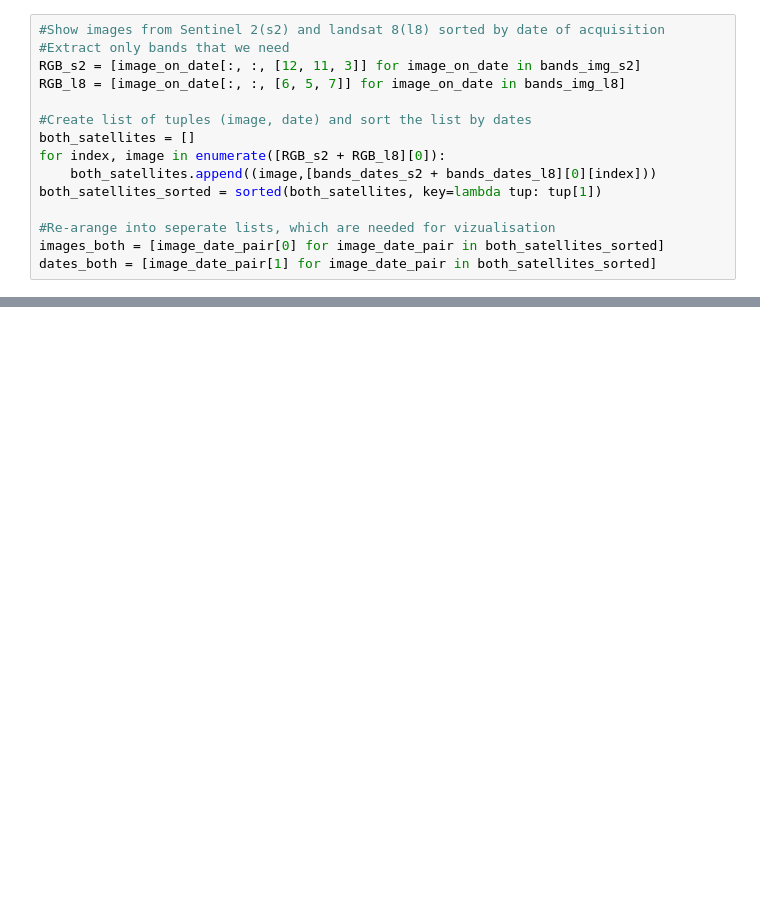
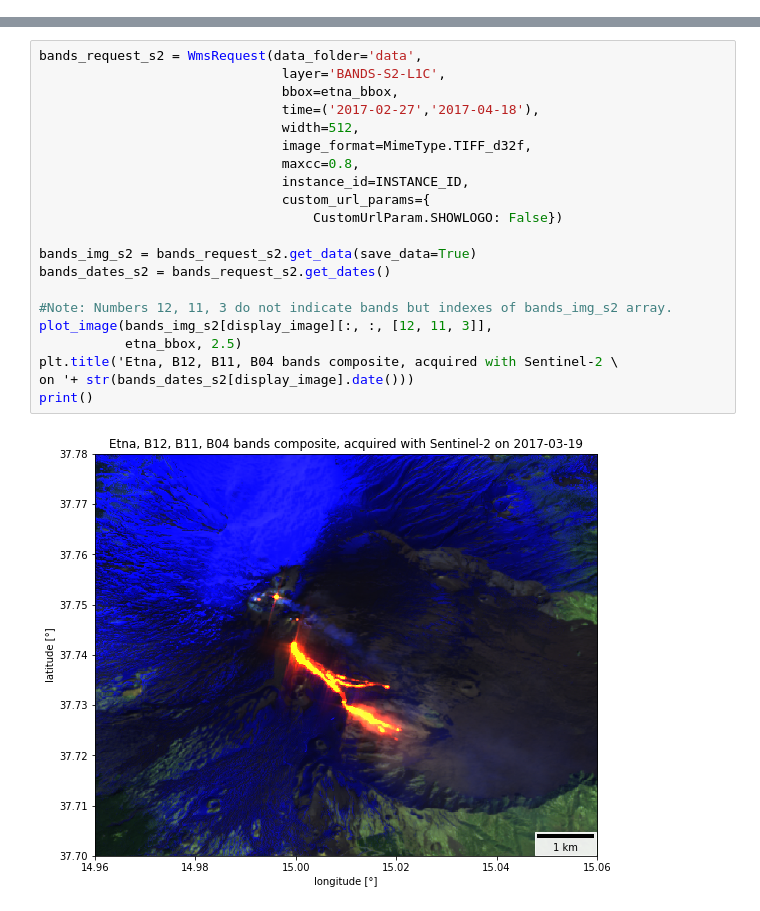
Before and after one commit to sentinel-hub/education, a Jupyter notebook: volcanoes/Volcano from Space.ipynb, the cells around one changed output, grey strips where cells are left out. Drawn from its saved outputs; the diff is of its cells as text; blank space fills up the shorter version.

```diff
--- a/volcanoes/Volcano from Space.ipynb
+++ b/volcanoes/Volcano from Space.ipynb
@@ -298,15 +0,0 @@ We gathered some information from Sentinel 2 images and some from Landsat 8. Let
-# %%
-#Show images from Sentinel 2(s2) and landsat 8(l8) sorted by date of acquisition
-#Extract only bands that we need
-RGB_s2 = [image_on_date[:, :, [12, 11, 3]] for image_on_date in bands_img_s2]
-RGB_l8 = [image_on_date[:, :, [6, 5, 7]] for image_on_date in bands_img_l8]
-
-#Create list of tuples (image, date) and sort the list by dates
-both_satellites = []
-for index, image in enumerate([RGB_s2 + RGB_l8][0]):
-    both_satellites.append((image,[bands_dates_s2 + bands_dates_l8][0][index]))
-both_satellites_sorted = sorted(both_satellites, key=lambda tup: tup[1])
-
-#Re-arange into seperate lists, which are needed for vizualisation
-images_both = [image_date_pair[0] for image_date_pair in both_satellites_sorted]
-dates_both = [image_date_pair[1] for image_date_pair in both_satellites_sorted]
@@ -381,0 +390,23 @@ Did you found this exercise interesting? Why do not you try to find a satellite
+# %%
+bands_request_s2 = WmsRequest(data_folder='data',
+                               layer='BANDS-S2-L1C',
+                               bbox=etna_bbox,
+                               time=('2017-02-27','2017-04-18'),
+                               width=512,
+                               image_format=MimeType.TIFF_d32f,
+                               maxcc=0.8,
+                               instance_id=INSTANCE_ID,
+                               custom_url_params={
+                                   CustomUrlParam.SHOWLOGO: False})
+
+bands_img_s2 = bands_request_s2.get_data(save_data=True)
+bands_dates_s2 = bands_request_s2.get_dates()
+
+#Note: Numbers 12, 11, 3 do not indicate bands but indexes of bands_img_s2 array.
+plot_image(bands_img_s2[display_image][:, :, [12, 11, 3]],
+           etna_bbox, 2.5)
+plt.title('Etna, B12, B11, B04 bands composite, acquired with Sentinel-2 \
+on '+ str(bands_dates_s2[display_image].date()))
+print()
+# %% [output]
+[figure, added]
```
Also changed, not shown: parts of 59 cells of this notebook, 44 other files.
